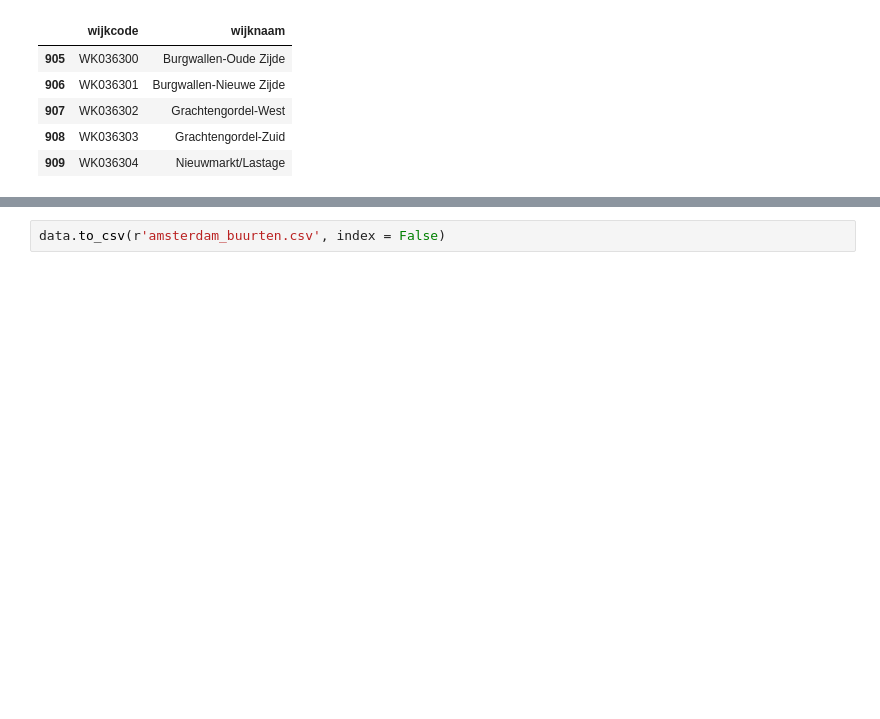
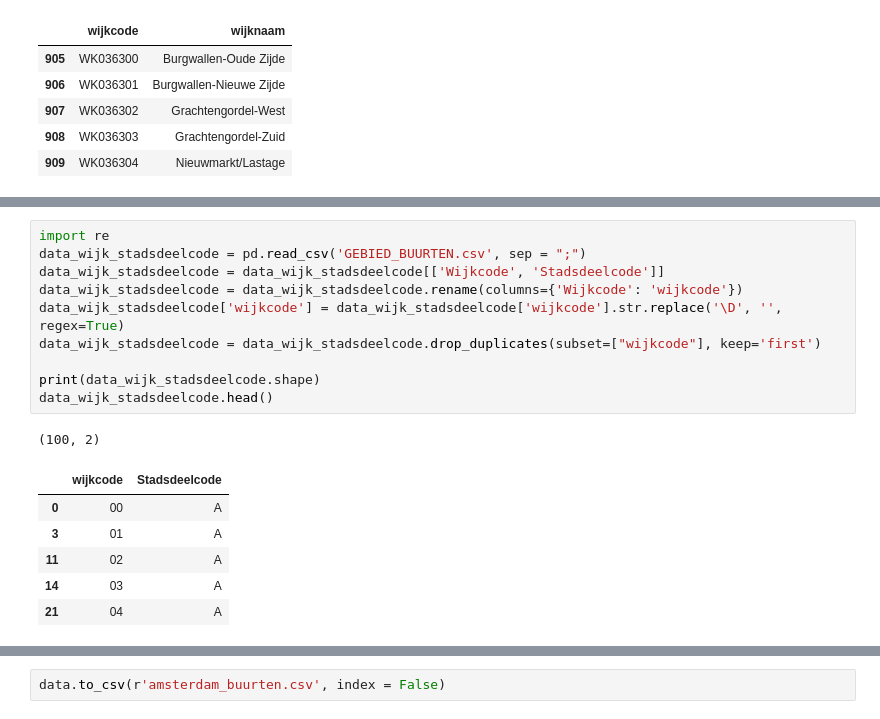
Before and after one commit to datascientist211/data_analytics, a Jupyter notebook: Nederland/Amsterdam/collecting_dataset.ipynb, the cells around one changed output, grey strips where cells are left out. Saved outputs shown, nothing was run; the diff lists cells and outputs as text; blank space fills up the shorter version.

```diff
--- a/Nederland/Amsterdam/collecting_dataset.ipynb
+++ b/Nederland/Amsterdam/collecting_dataset.ipynb
@@ -122,0 +132,18 @@ print(data.shape)
+# %%
+import re
+data_wijk_stadsdeelcode = pd.read_csv('GEBIED_BUURTEN.csv', sep = ";")
+data_wijk_stadsdeelcode = data_wijk_stadsdeelcode[['Wijkcode', 'Stadsdeelcode']]
+data_wijk_stadsdeelcode = data_wijk_stadsdeelcode.rename(columns={'Wijkcode': 'wijkcode'})
+data_wijk_stadsdeelcode['wijkcode'] = data_wijk_stadsdeelcode['wijkcode'].str.replace('\D', '', regex=True)
+data_wijk_stadsdeelcode = data_wijk_stadsdeelcode.drop_duplicates(subset=["wijkcode"], keep='first')
+
+print(data_wijk_stadsdeelcode.shape)
+data_wijk_stadsdeelcode.head()
+# %% [output]
+(100, 2)
+|  | wijkcode | Stadsdeelcode |
+| 0 | 00 | A |
+| 3 | 01 | A |
+| 11 | 02 | A |
+| 14 | 03 | A |
+| 21 | 04 | A |
```
Also changed, not shown: parts of 10 cells of this notebook, 14 other files.
